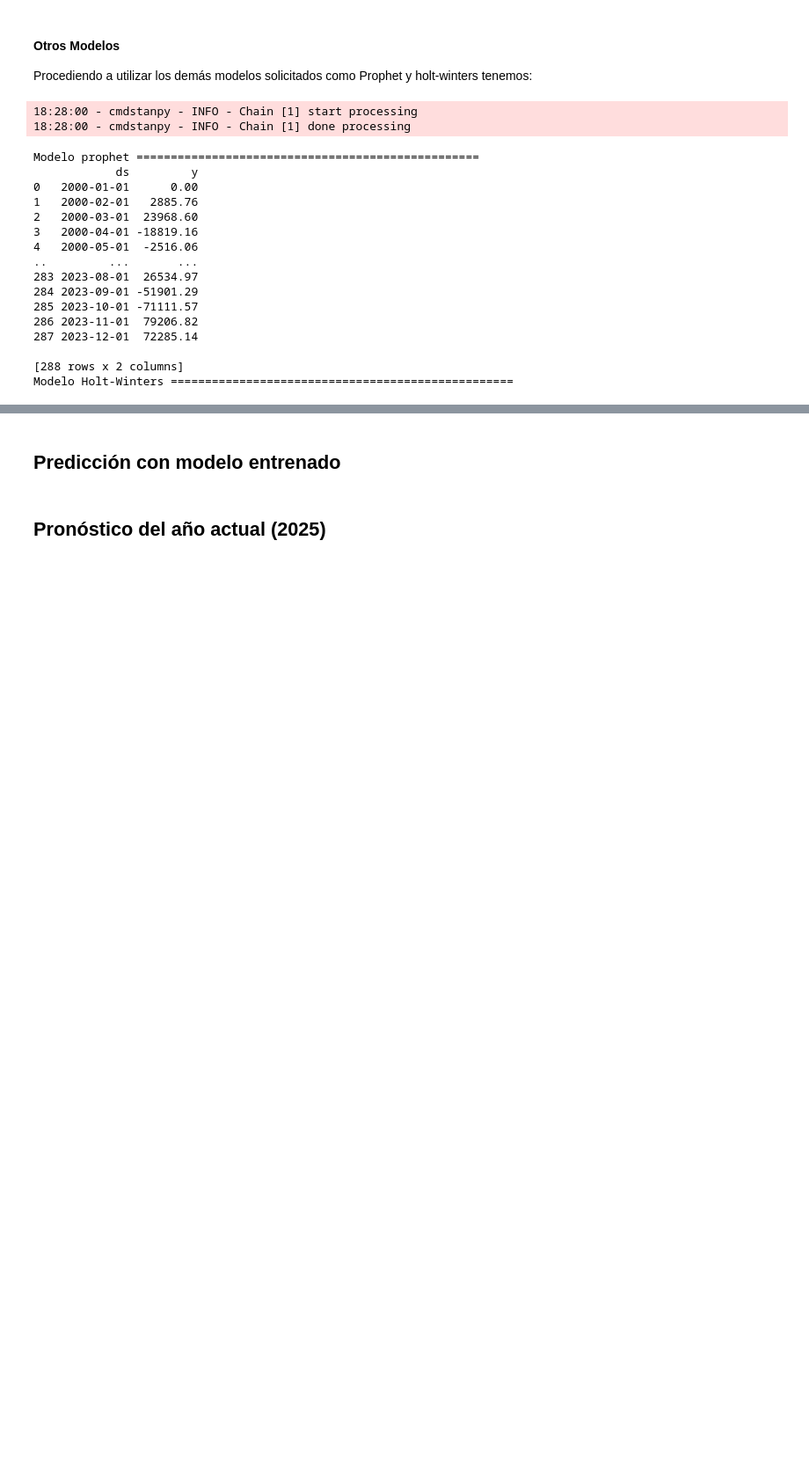
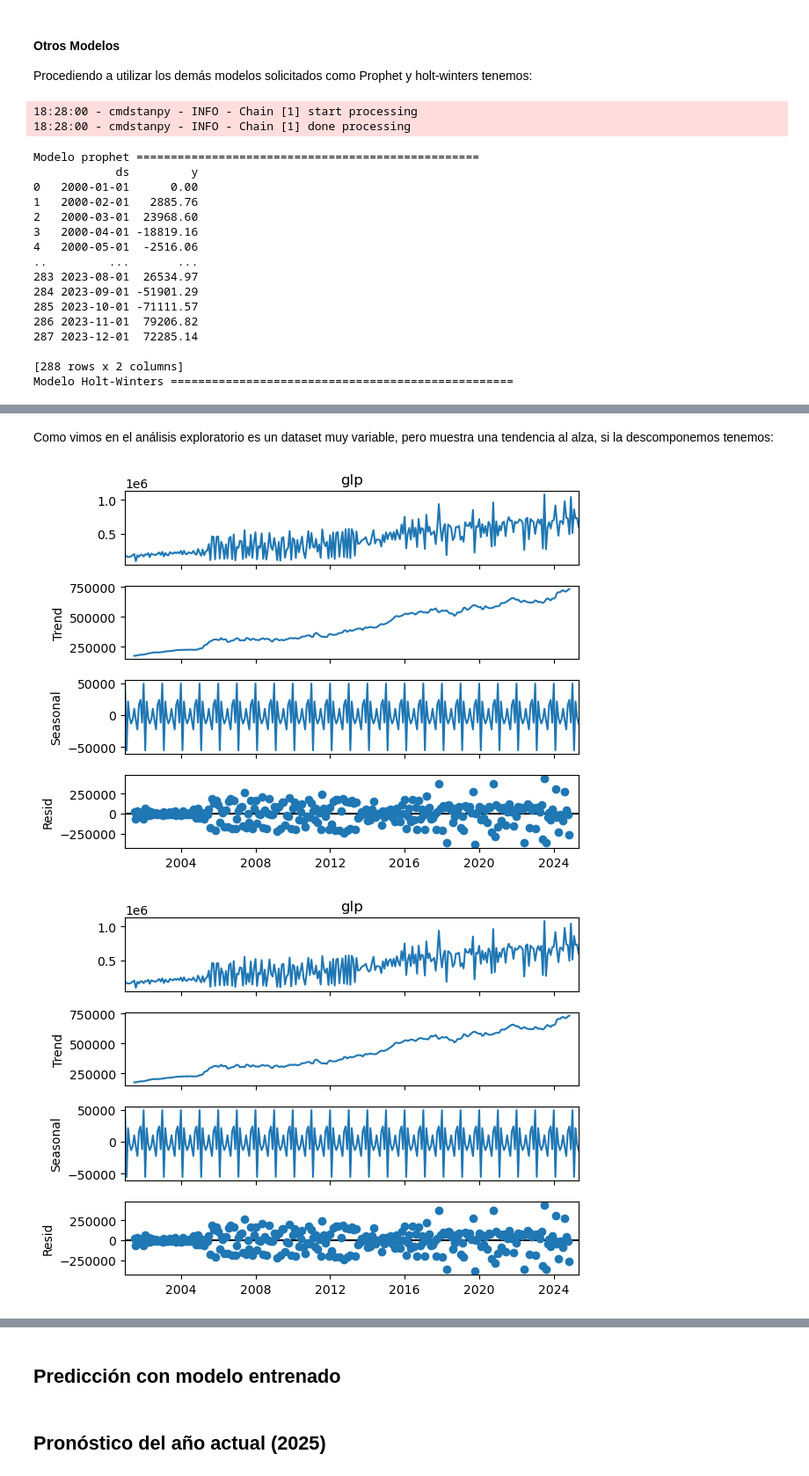
Before and after one commit to JosueSay/labs-ds, a Jupyter notebook: lab1.ipynb, the cells around one changed output, grey strips where cells are left out. Shown at 88% size. Saved outputs shown, nothing was run; the diff lists cells and outputs as text; code cells hidden in the pictures; blank space fills up the shorter version.

```diff
--- a/lab1.ipynb
+++ b/lab1.ipynb
@@ -1784,0 +1795,7 @@ Comenzando igual que los anteriores, graficamos la serie
+# %% [markdown]
+Como vimos en el análisis exploratorio es un dataset muy variable, pero muestra una tendencia al alza, si la descomponemos tenemos:
+# %%
+seasonal_decompose(df_importaciones["glp"]).plot()
+# %% [output]
+[figure, added]
+[figure, added]
```
Also changed, not shown: parts of 16 cells of this notebook.
